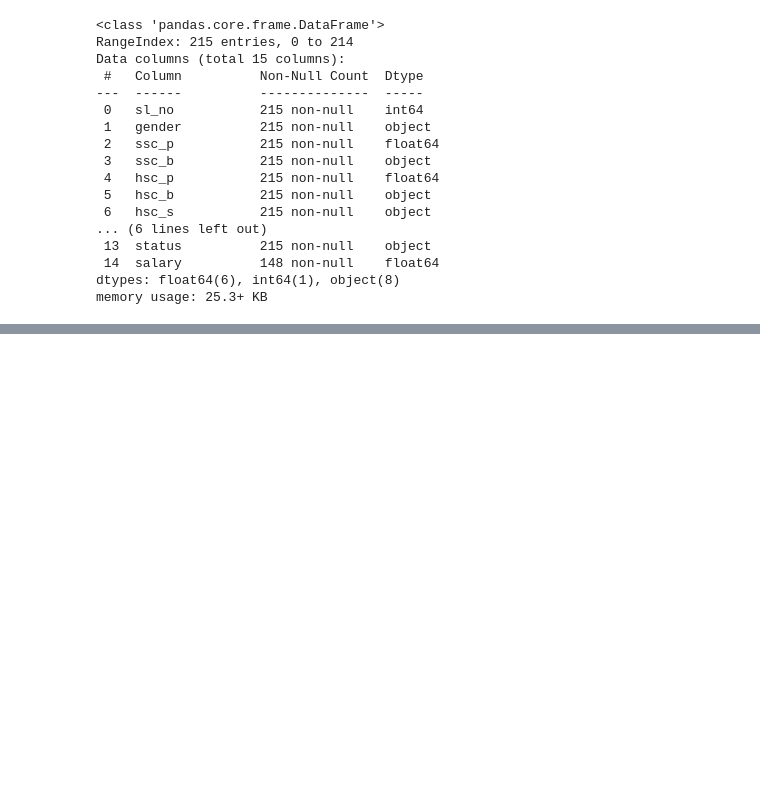
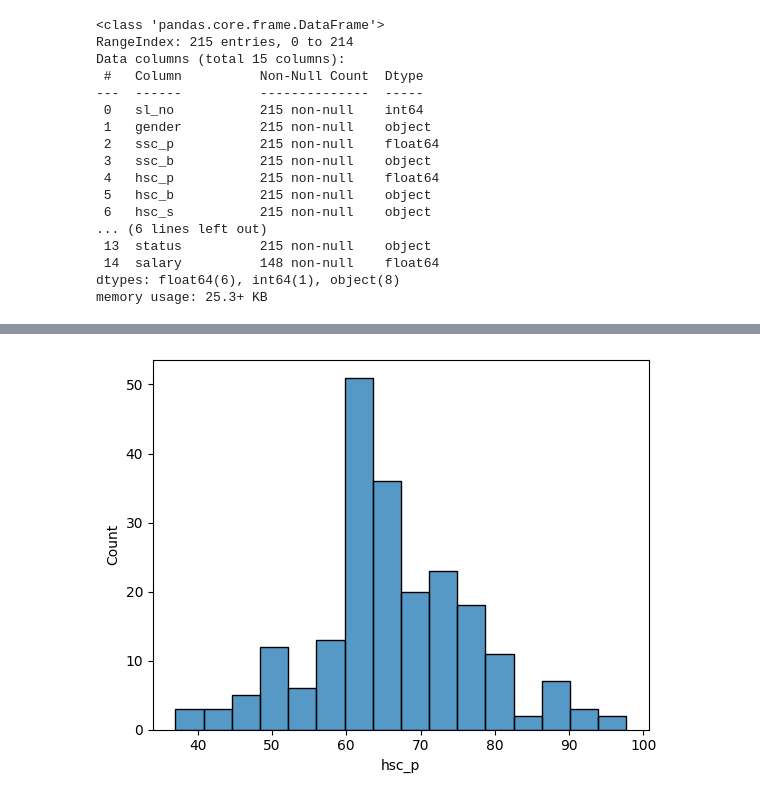
Before and after one commit to edupmon/fiap, a Jupyter notebook: pos-tech/data-analytics/fase-2/02-machine-learning-avancado/aula-2/knn-svm.ipynb, the cells around one changed output, grey strips where cells are left out. Cells and saved outputs as stored; diff of their text form; code cells hidden in the pictures; blank space fills up the shorter version.

```diff
--- a/pos-tech/data-analytics/fase-2/02-machine-learning-avancado/aula-2/knn-svm.ipynb
+++ b/pos-tech/data-analytics/fase-2/02-machine-learning-avancado/aula-2/knn-svm.ipynb
@@ -53,0 +91,5 @@ memory usage: 25.3+ KB
+# %%
+sns.histplot(data=df, x='hsc_p')
+plt.show()
+# %% [output]
+[figure, added]
```
Also changed, not shown: parts of 11 cells of this notebook.
